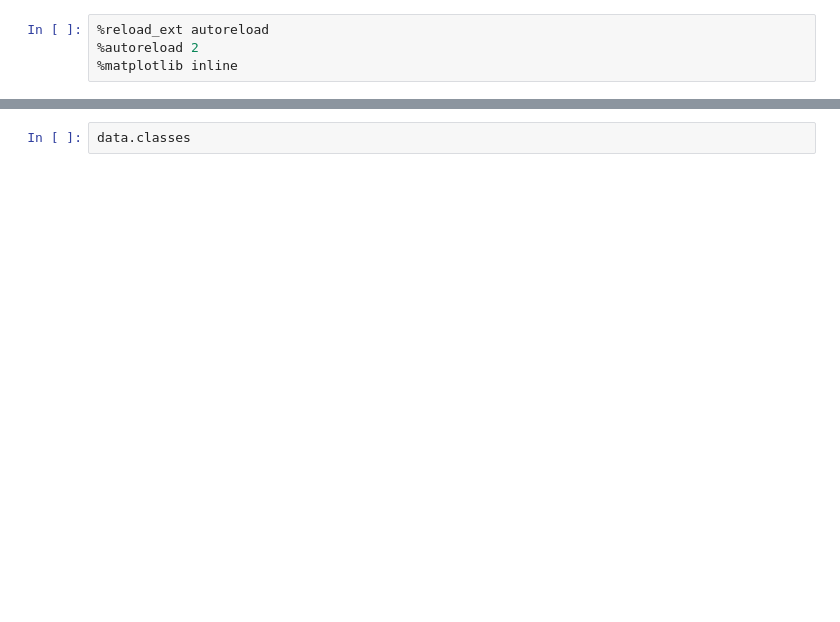
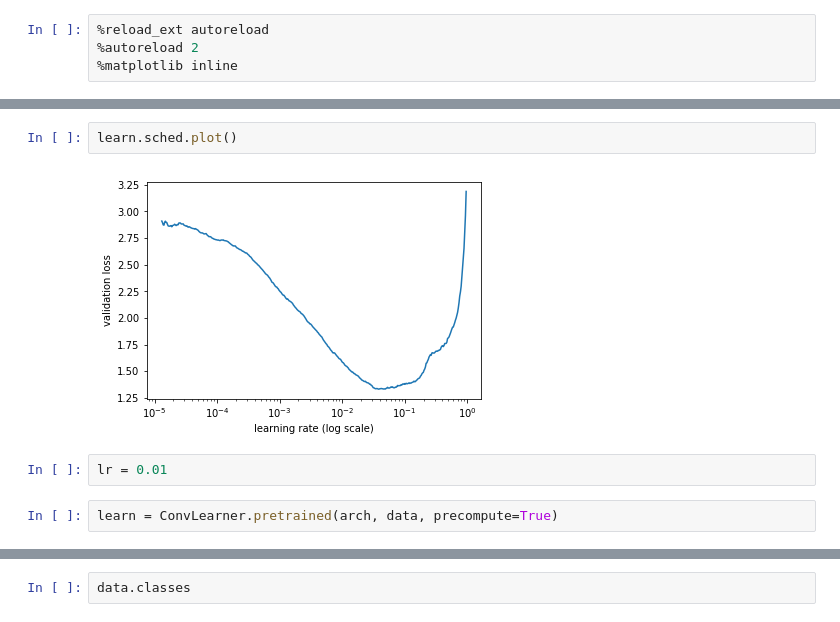
Before and after one commit to kugmax/fastai_learn, a Jupyter notebook: Digit Recognizer (MNIST).ipynb, the cells around one changed output, grey strips where cells are left out. Drawn from its saved outputs; the diff is of its cells as text; blank space fills up the shorter version.

```diff
--- a/Digit Recognizer (MNIST).ipynb
+++ b/Digit Recognizer (MNIST).ipynb
@@ -74,0 +90,8 @@ ValueError: not enough values to unpack (expected at least 2, got 1)
+# %%
+learn.sched.plot()
+# %% [output]
+[figure, added]
+# %%
+lr = 0.01
+# %%
+learn = ConvLearner.pretrained(arch, data, precompute=True)
```
Also changed, not shown: parts of 48 cells of this notebook.
